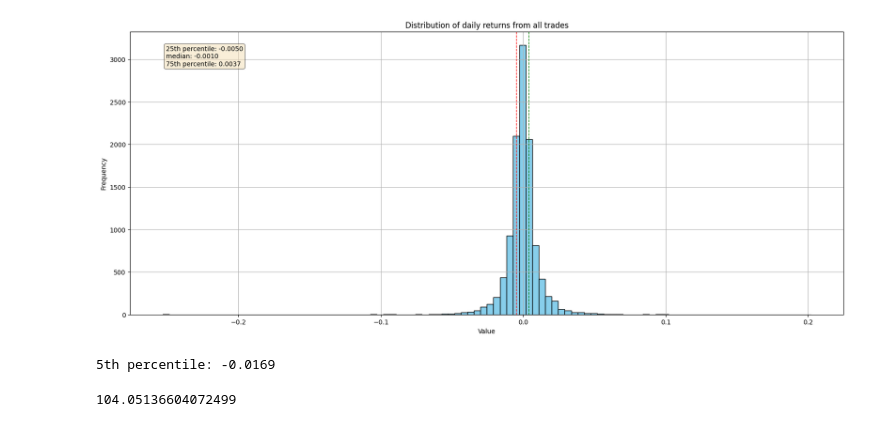
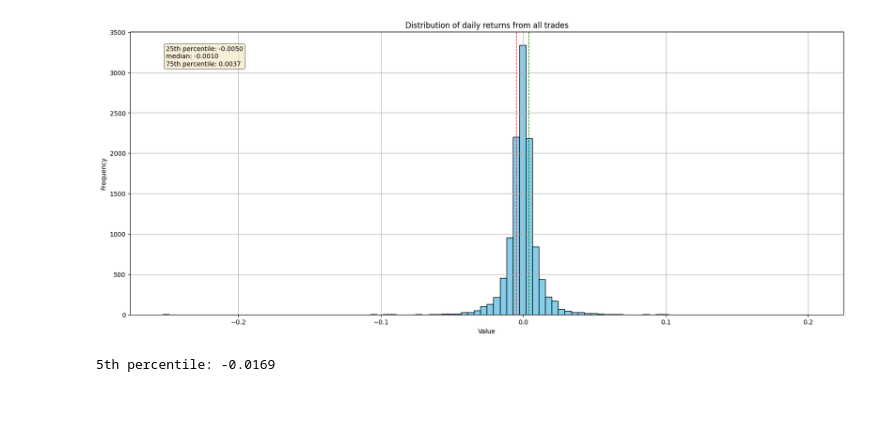
Before and after one commit to vcnzbrgd/Mean-Reverting-Strategy-and-Trades-Optimal-Sizing, a Jupyter notebook: mean_reverting_strategy.ipynb, the cells around one changed output. Cells and saved outputs as stored; diff of their text form; code cells hidden in the pictures.

Commit message:
sharpe grid search

```diff
--- a/mean_reverting_strategy.ipynb
+++ b/mean_reverting_strategy.ipynb
@@ -177,7 +177,8 @@ def run_bt_pipeline(TRADED_SECURITIES,
     trades_list['sharpe_ratio'] = trades_list['sharpe_ratio'].mask(trades_list['sharpe_ratio'] < trim_sharpe_dwn, trim_sharpe_dwn)
 
     # compute the dollar value postion at open and the pseudo-weight of the trade in the portfolio
-    trades_list['position_dollar_value_open'] = trades_list['quantity']*trades_list['price_open']
+    trades_list['position_dollar_value_open'] = trades_list['quantity']*(
+        trades_list['price_open']+trades_list['price_close'])/2
     trades_list['weight'] = (trades_list['position_dollar_value_open']*trades_list['duration']/
         (trades_list['position_dollar_value_open']*trades_list['duration']).sum())
 
@@ -189,7 +190,7 @@ def run_bt_pipeline(TRADED_SECURITIES,
         (trades_list['exit_condition']=='TP/SL exit')&(trades_list['return']<0), 'SL exit')
 
 
-    return trades_list, trades_pnl, temp_px
+    return trades_list, trades_pnl
 # %%
 trades_list, trades_pnl = run_bt_pipeline(TRADED_SECURITIES,
             LONG_PARAMS,
@@ -277 +272,14 @@ pd.DataFrame(sharpe_gs_ptf, index=['sharpe_gs']).T
+# %%
+trades_list, trades_pnl = run_bt_pipeline(TRADED_SECURITIES,
+            GS_PARAMS[4][0],
+            GS_PARAMS[4][1],
+            GS_PARAMS[4][2],
+            GS_PARAMS[4][3],
+            SUPPORTIVE_PCTL_MOVE,
+            COUNTER_PCTL_MOVE,
+            TRADES_MAX_DAYS,
+            MAX_DOLLAR_LOSS,
+            SIGMA_WDW,
+            GAMMA,
+            )
 # %%
@@ -280,14 +288,10 @@ pd.DataFrame(sharpe_gs_ptf, index=['sharpe_gs']).T
 # %%
-# violin_plot_grouped(trades_list, 'security_id', 'daily_return')
-# violin_plot_grouped(trades_list.sort_values(by='duration'), 'duration', 'daily_return')
-# violin_plot_grouped(trades_list, 'direction', 'daily_return', figsize=(8,5))
+violin_plot_grouped(trades_list, 'security_id', 'daily_return')
+violin_plot_grouped(trades_list.sort_values(by='duration'), 'duration', 'daily_return')
+violin_plot_grouped(trades_list, 'direction', 'daily_return', figsize=(8,5))
 plot_histogram(trades_list['daily_return'], 'Distribution of daily returns from all trades', figsize=(20, 8), bins=100)
-# trades_list.groupby('security_id')['daily_return'].describe()
+trades_list.groupby('security_id')['daily_return'].describe()
 print('5th percentile:', round(trades_list['daily_return'].quantile(0.05), 4))
 # %% [output]
-[figure, old version]
+[figure, new version]
 5th percentile: -0.0169
-# %%
-(trades_list['position_dollar_value_open'] * trades_list['sharpe_ratio'] / trades_list['position_dollar_value_open'].sum()).sum()
-# %% [output]
-104.05136604072499
```
Also changed, not shown: parts of 11 cells of this notebook, 2 other files.
